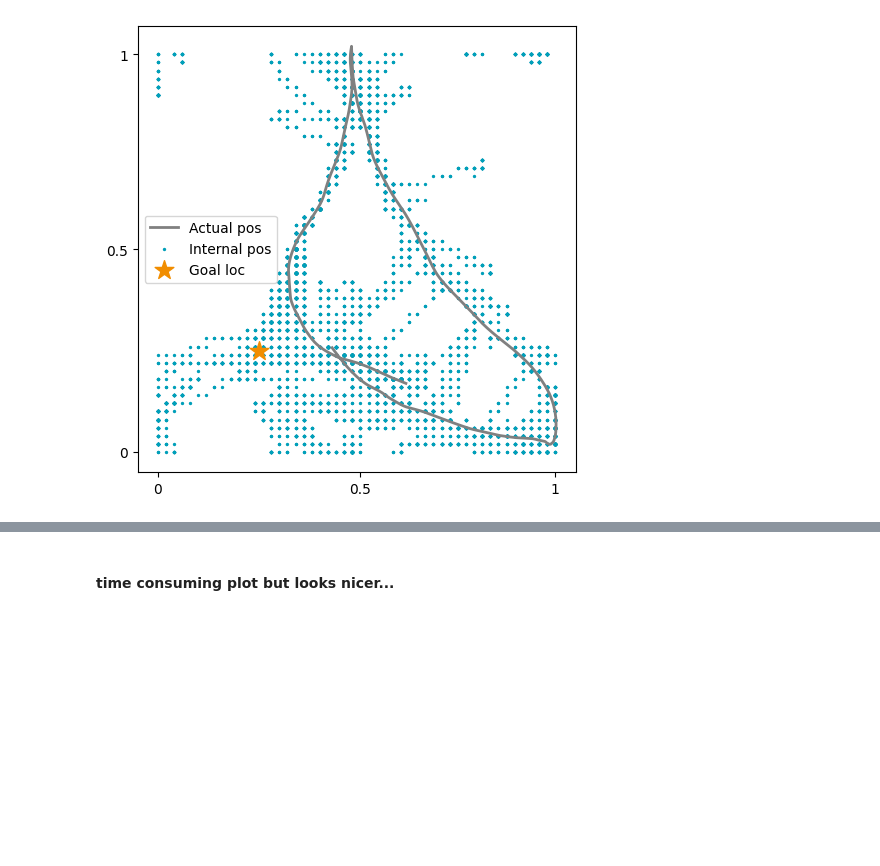
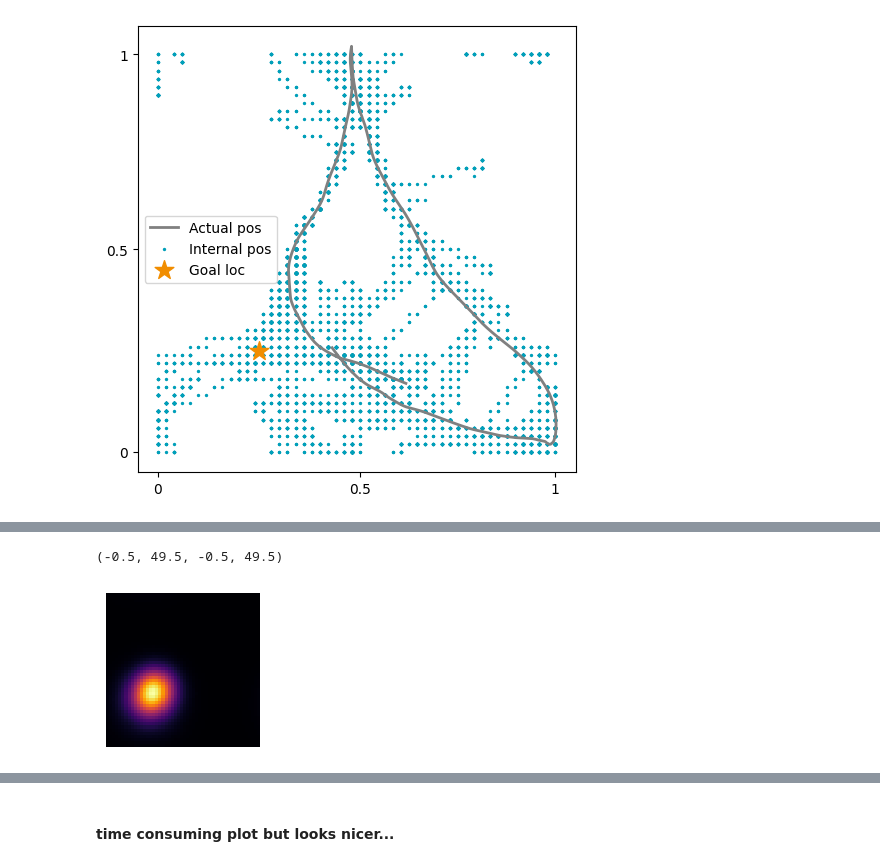
Before and after one commit to ZilongJi/HoneycombSweeps, a Jupyter notebook: PCCAN_Sweep.ipynb, the cells around one changed output, grey strips where cells are left out. Drawn from its saved outputs; the diff is of its cells as text; code cells hidden in the pictures; blank space fills up the shorter version.

```diff
--- a/PCCAN_Sweep.ipynb
+++ b/PCCAN_Sweep.ipynb
@@ -241,0 +312,8 @@ plt.savefig('./figures/GD_sweeptraj.pdf', dpi=300)
+# %%
+bump_in_a_cycle = pc_bumpcenter
+fig, ax = plt.subplots(1, 1, figsize=(2,2), dpi=100)
+ax.imshow(bump_in_a_cycle, aspect='equal', origin='lower', cmap='inferno')
+ax.axis('off')
+# %% [output]
+(-0.5, 49.5, -0.5, 49.5)
+[figure, added]
```
Also changed, not shown: parts of 15 cells of this notebook, 5 other files.
